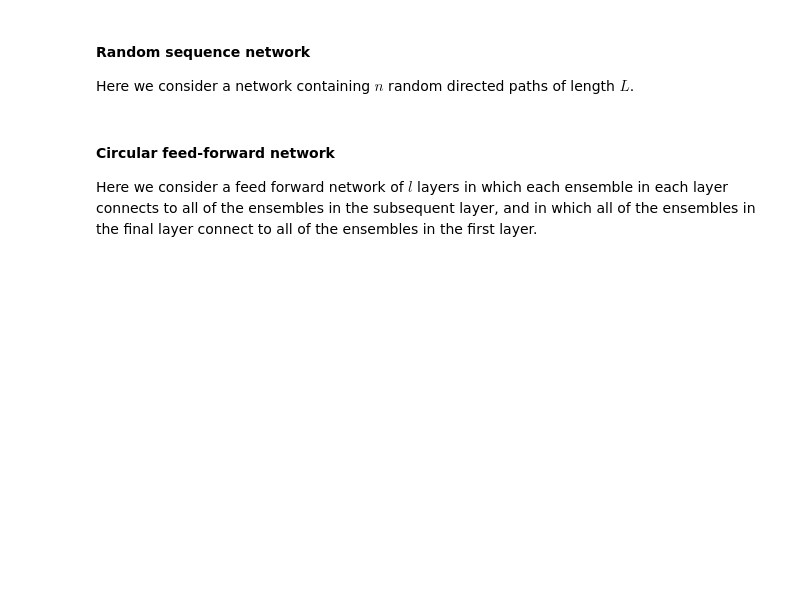
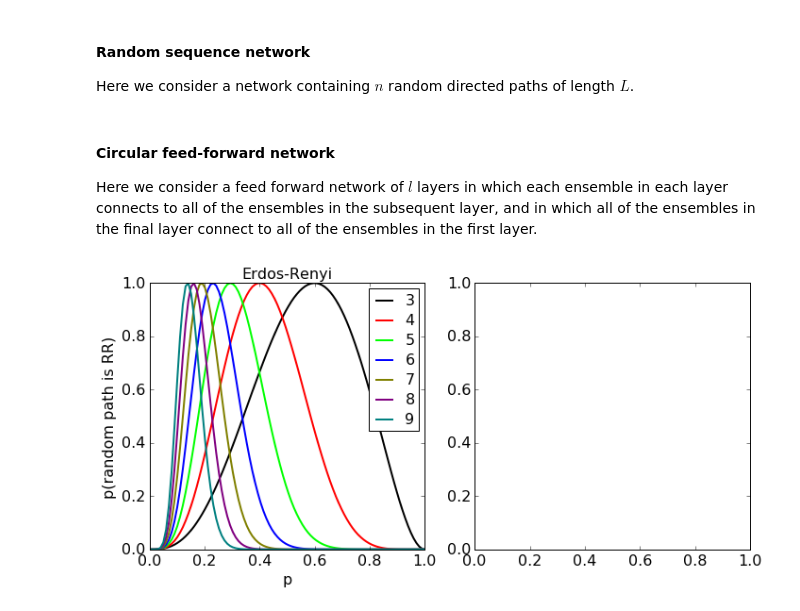
Before and after one commit to rkp8000/nothing_but_reruns, a Jupyter notebook: _2_capacity_analysis_variable_architectures.ipynb, the cells around one changed output. Drawn from its saved outputs; the diff is of its cells as text; code cells hidden in the pictures; blank space fills up the shorter version.

```diff
--- a/_2_capacity_analysis_variable_architectures.ipynb
+++ b/_2_capacity_analysis_variable_architectures.ipynb
@@ -32,3 +65,17 @@ Here we consider a network containing $n$ random directed paths of length $L$.
 # %% [markdown]
 #### Circular feed-forward network
 Here we consider a feed forward network of $l$ layers in which each ensemble in each layer connects to all of the ensembles in the subsequent layer, and in which all of the ensembles in the final layer connect to all of the ensembles in the first layer.
+# %%
+CONFIG = {
+    'PS': np.linspace(0, 1, 100),
+    'LS': range(3, 10),
+    'FIG_SIZE': (10, 5),
+    'COLORS': [
+        (0, 0, 0), (1, 0, 0), (0, 1, 0), (0, 0, 1), (.5, .5, 0),
+        (.5, 0, .5), (0, .5, .5)],
+    'FONT_SIZE': 16,
+}
+# %%
+fig_1(**CONFIG)
+# %% [output]
+[figure, added]
```
Also changed, not shown: parts of 8 cells of this notebook.
